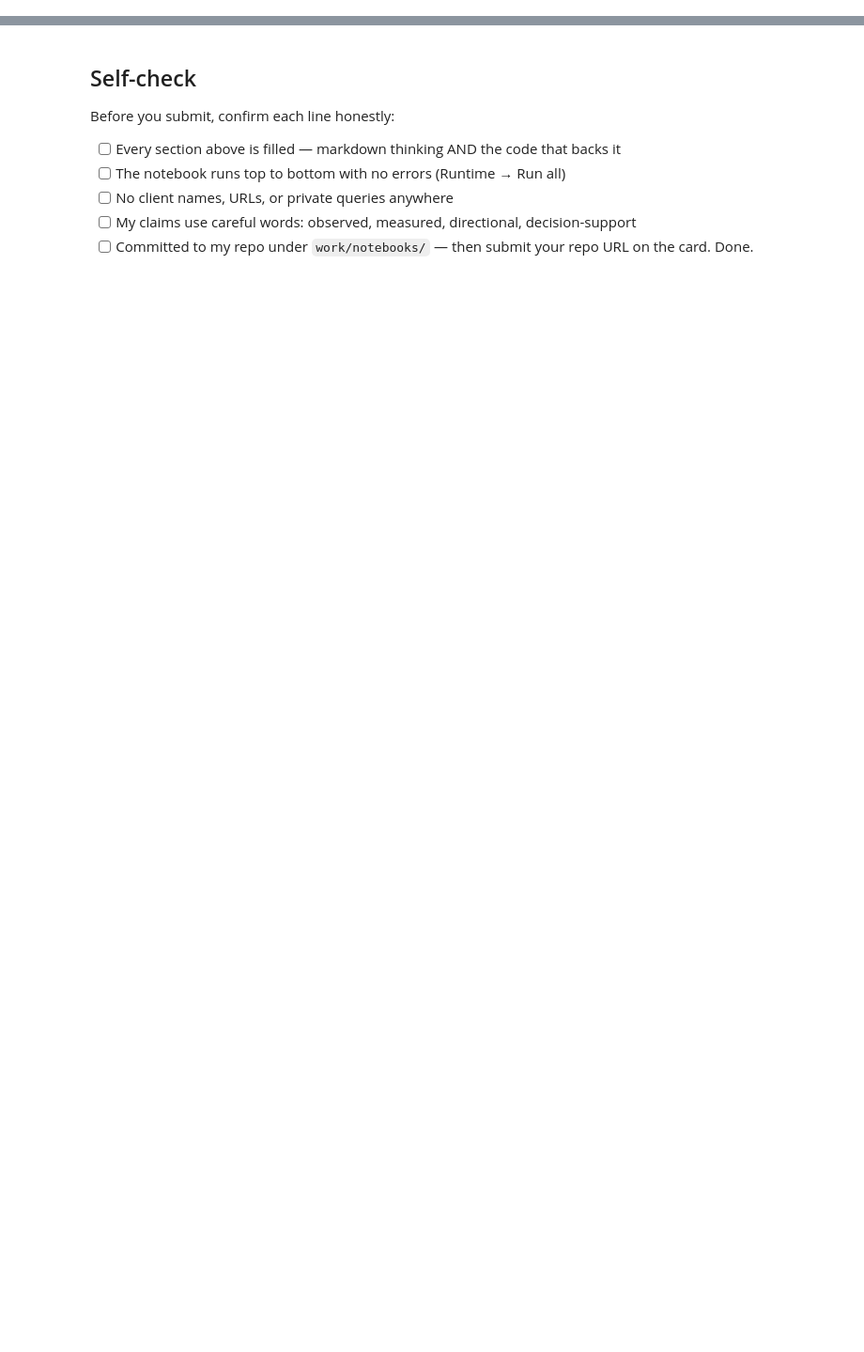
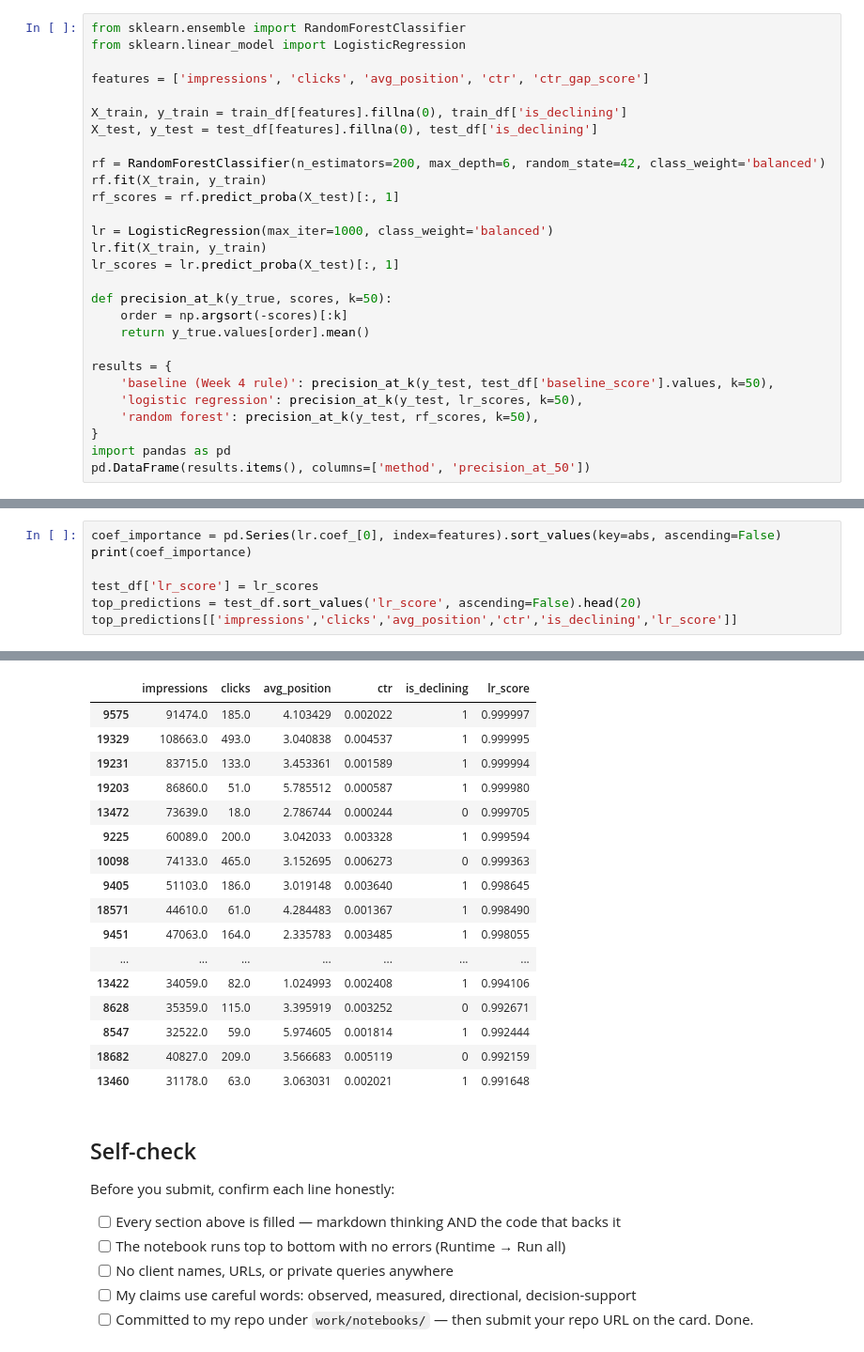
Before and after one commit to him2079/flyrank-ml-internship, a Jupyter notebook: work/notebooks/w05_model.ipynb, the cells around one changed output, grey strips where cells are left out. Shown at 94% size. Drawn from its saved outputs; the diff is of its cells as text; blank space fills up the shorter version.

```diff
--- a/work/notebooks/w05_model.ipynb
+++ b/work/notebooks/w05_model.ipynb
@@ -36,0 +95,28 @@ This skeleton is yours to fill. Work the sections **in order** — each one has
+# %%
+from sklearn.ensemble import RandomForestClassifier
+from sklearn.linear_model import LogisticRegression
+
+features = ['impressions', 'clicks', 'avg_position', 'ctr', 'ctr_gap_score']
+
+X_train, y_train = train_df[features].fillna(0), train_df['is_declining']
+X_test, y_test = test_df[features].fillna(0), test_df['is_declining']
+
+rf = RandomForestClassifier(n_estimators=200, max_depth=6, random_state=42, class_weight='balanced')
+rf.fit(X_train, y_train)
+rf_scores = rf.predict_proba(X_test)[:, 1]
+
+lr = LogisticRegression(max_iter=1000, class_weight='balanced')
+lr.fit(X_train, y_train)
+lr_scores = lr.predict_proba(X_test)[:, 1]
+
+def precision_at_k(y_true, scores, k=50):
+    order = np.argsort(-scores)[:k]
+    return y_true.values[order].mean()
+
+results = {
+    'baseline (Week 4 rule)': precision_at_k(y_test, test_df['baseline_score'].values, k=50),
+    'logistic regression': precision_at_k(y_test, lr_scores, k=50),
+    'random forest': precision_at_k(y_test, rf_scores, k=50),
+}
+import pandas as pd
+pd.DataFrame(results.items(), columns=['method', 'precision_at_50'])
@@ -36,0 +134,8 @@ This skeleton is yours to fill. Work the sections **in order** — each one has
+# %%
+coef_importance = pd.Series(lr.coef_[0], index=features).sort_values(key=abs, ascending=False)
+print(coef_importance)
+
+test_df['lr_score'] = lr_scores
+top_predictions = test_df.sort_values('lr_score', ascending=False).head(20)
+top_predictions[['impressions','clicks','avg_position','ctr','is_declining','lr_score']]
+# %% [output]
@@ -37,3 +148,20 @@ This skeleton is yours to fill. Work the sections **in order** — each one has
+|  | impressions | clicks | avg_position | ctr | is_declining | lr_score |
+| 9575 | 91474.0 | 185.0 | 4.103429 | 0.002022 | 1 | 0.999997 |
+| 19329 | 108663.0 | 493.0 | 3.040838 | 0.004537 | 1 | 0.999995 |
+| 19231 | 83715.0 | 133.0 | 3.453361 | 0.001589 | 1 | 0.999994 |
+| 19203 | 86860.0 | 51.0 | 5.785512 | 0.000587 | 1 | 0.999980 |
+| 13472 | 73639.0 | 18.0 | 2.786744 | 0.000244 | 0 | 0.999705 |
+| 9225 | 60089.0 | 200.0 | 3.042033 | 0.003328 | 1 | 0.999594 |
+| 10098 | 74133.0 | 465.0 | 3.152695 | 0.006273 | 0 | 0.999363 |
+| 9405 | 51103.0 | 186.0 | 3.019148 | 0.003640 | 1 | 0.998645 |
+| 18571 | 44610.0 | 61.0 | 4.284483 | 0.001367 | 1 | 0.998490 |
+| 9451 | 47063.0 | 164.0 | 2.335783 | 0.003485 | 1 | 0.998055 |
+| ... | ... | ... | ... | ... | ... | ... |
+| 13422 | 34059.0 | 82.0 | 1.024993 | 0.002408 | 1 | 0.994106 |
+| 8628 | 35359.0 | 115.0 | 3.395919 | 0.003252 | 0 | 0.992671 |
+| 8547 | 32522.0 | 59.0 | 5.974605 | 0.001814 | 1 | 0.992444 |
+| 18682 | 40827.0 | 209.0 | 3.566683 | 0.005119 | 0 | 0.992159 |
+| 13460 | 31178.0 | 63.0 | 3.063031 | 0.002021 | 1 | 0.991648 |
 # %% [markdown]
 ## Self-check
 
```
Also changed, not shown: parts of 18 cells of this notebook.
